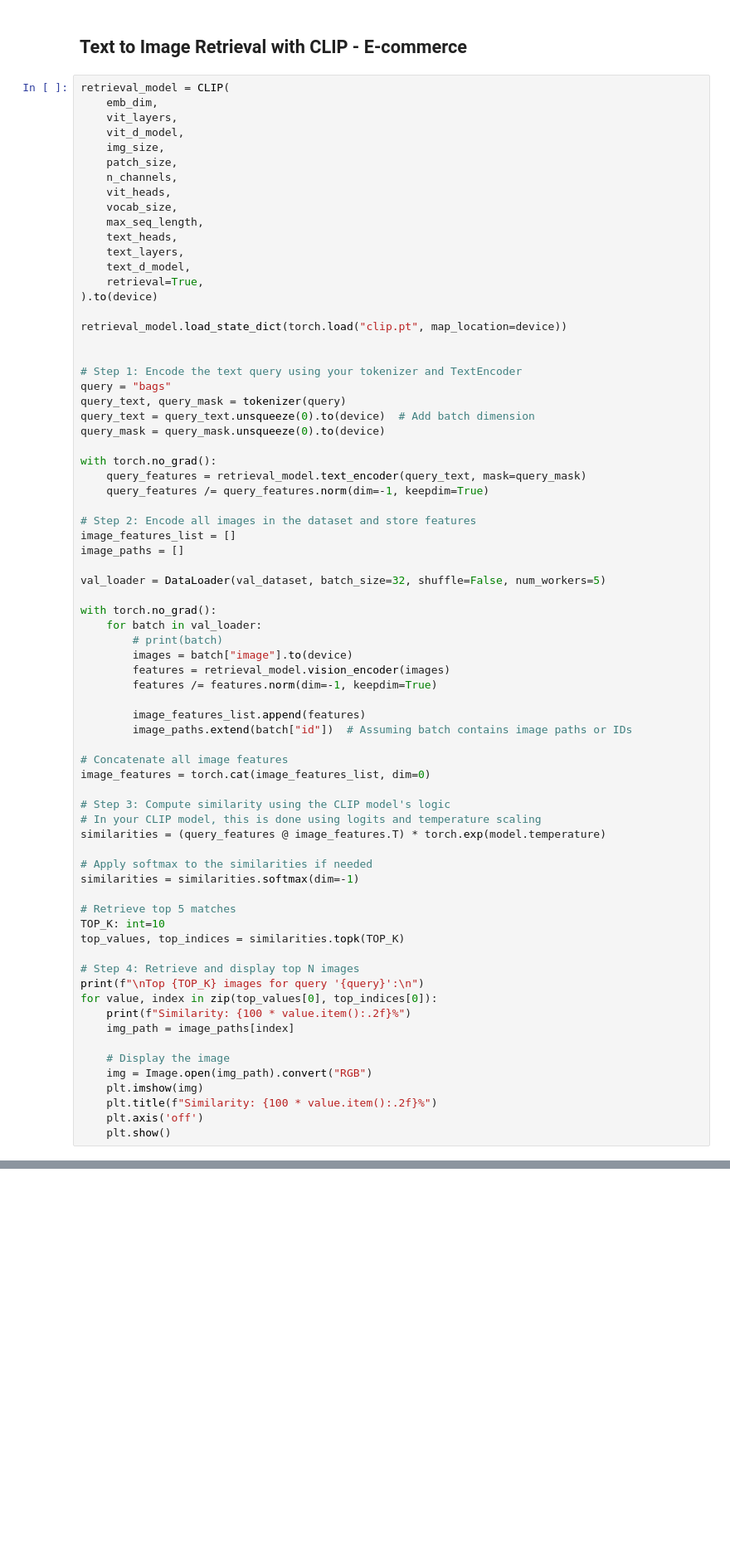
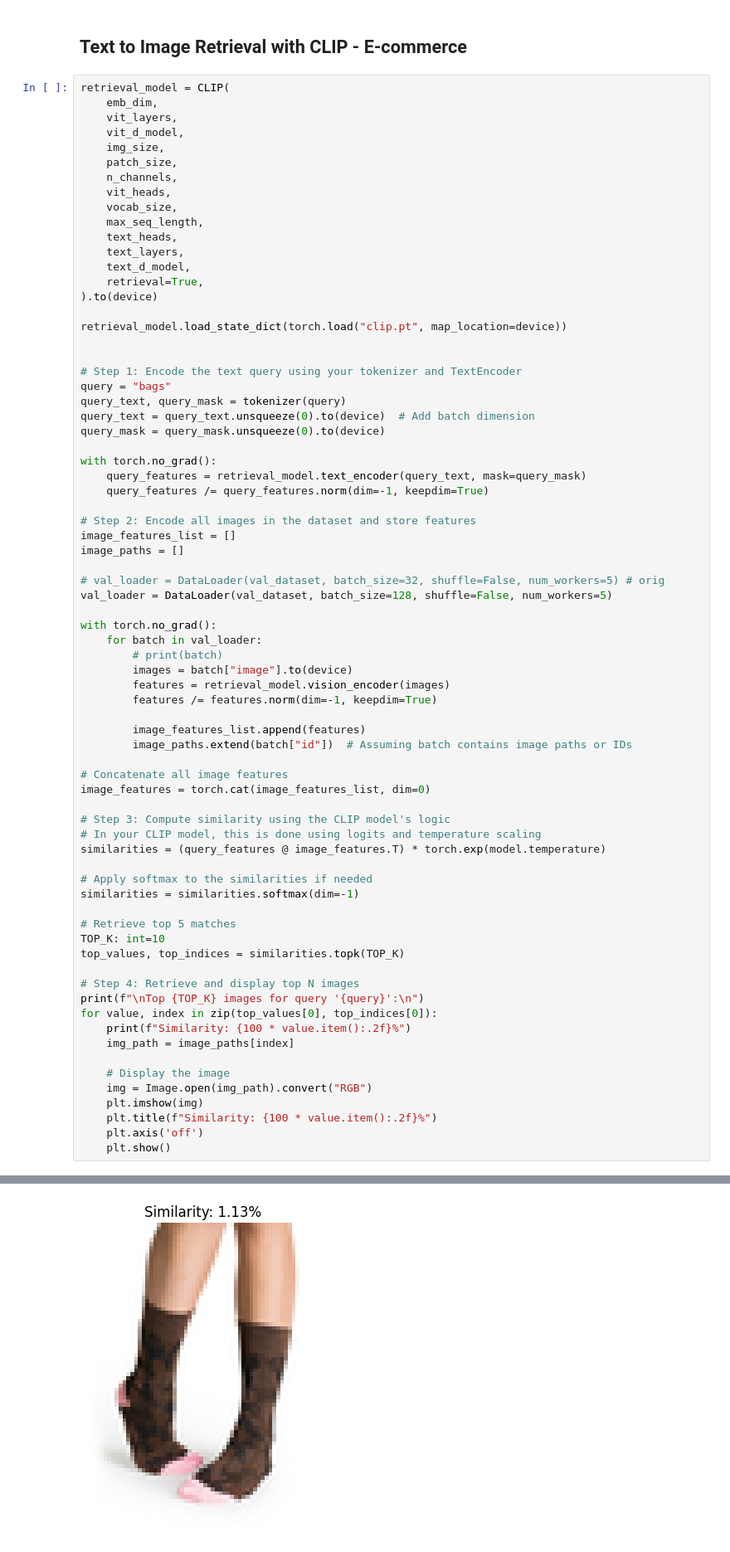
Before and after one commit to mrgransky/ImACCESS, a Jupyter notebook: txt2img/CLIP_PyTorch.ipynb, the cells around one changed output, grey strips where cells are left out. Shown at 83% size. Cells and saved outputs as stored; diff of their text form; blank space fills up the shorter version.

```diff
--- a/txt2img/CLIP_PyTorch.ipynb
+++ b/txt2img/CLIP_PyTorch.ipynb
@@ -716,7 +729,8 @@ with torch.no_grad():
 image_features_list = []
 image_paths = []
 
-val_loader = DataLoader(val_dataset, batch_size=32, shuffle=False, num_workers=5)
+# val_loader = DataLoader(val_dataset, batch_size=32, shuffle=False, num_workers=5) # orig
+val_loader = DataLoader(val_dataset, batch_size=128, shuffle=False, num_workers=5)
 
 with torch.no_grad():
     for batch in val_loader:
@@ -754,3 +768,4 @@ for value, index in zip(top_values[0], top_indices[0]):
     plt.title(f"Similarity: {100 * value.item():.2f}%")
     plt.axis('off')
     plt.show()
+# %% [output]
@@ -756,0 +775 @@ for value, index in zip(top_values[0], top_indices[0]):
+[figure, added]
```
Also changed, not shown: parts of 4 cells of this notebook, 1 other file.
